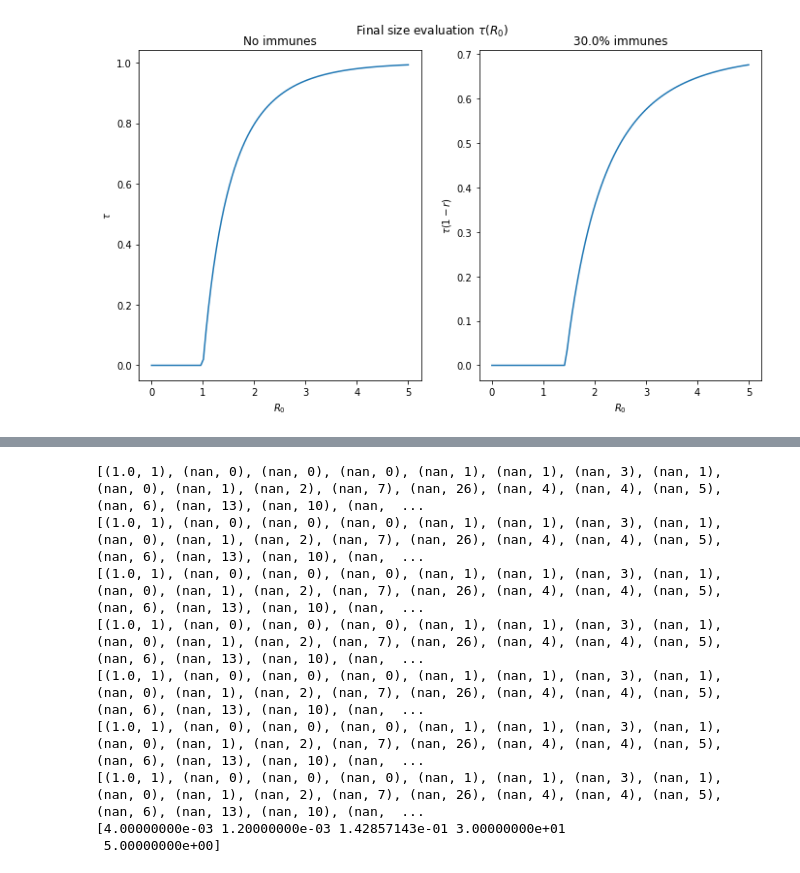
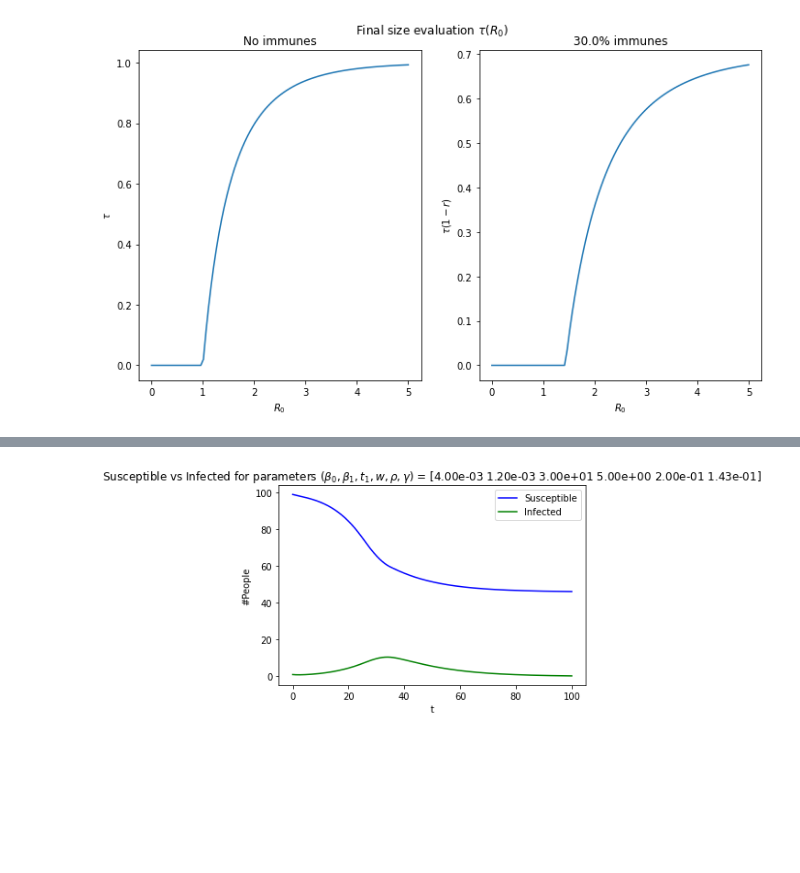
Before and after one commit to erostedt/MT3002-The-Mathematics-and-Statistics-of-Infectious-Disease-Outbreaks, a Jupyter notebook: Project1.ipynb, the cells around one changed output, grey strips where cells are left out. Saved outputs shown, nothing was run; the diff lists cells and outputs as text; code cells hidden in the pictures; blank space fills up the shorter version.

```diff
--- a/Project1.ipynb
+++ b/Project1.ipynb
@@ -117 +229,18 @@ plt.show()
+# %%
+# Exercise 2d)
+params2 = np.array([0.004, 0.0012, 30, 5, 1/5, 1/7])
+vseir = VaryingSEIR()
+vsol = vseir.solve(params2)
+
+fig, ax = plt.subplots()
+ax.plot(vsol.index, vsol['S'], 'b')
+ax.plot(vsol.index, vsol['I'], 'g')
+ax.legend(['Susceptible', 'Infected'])
+np.set_printoptions(2)
+ax.set_title(r'Susceptible vs Infected for parameters $(\beta_0, \beta_1, t_1, w, \rho, \gamma)$ = {}'.format(params2))
+ax.set_xlabel('t')
+ax.set_ylabel('#People')
+plt.show()
+# %% [output]
+[figure, added]
 # %%
@@ -128,53 +254,0 @@ with open('Data_2020-04-10Ny.txt', 'r') as f:
-# %%
-N, rho = 2.37455e6, 1/5
-
-"""
-dS/dt = -beta*S*I
-dE/dt = beta*S*I - rho*E
-dI/dt = rho*E - gam * I
-dR/dT = gam * I
-"""
-
-def deriv(y, t, N, beta0, beta1, t1, w, rho, gamma):
-    S, E, I, R = y
-    beta = get_beta(t, beta0, beta1, t1, w)
-    dSdt = -beta * S * I
-    dEdt = beta * S * I - rho * E
-    dIdt = rho * E - gamma * I
-    dRdt = gamma * I
-    return dSdt, dIdt, dRdt
-
-# Initial conditions vector
-y0 = N-1, 0, 1, 0
-t = np.linspace()
-
-ret = odeint(deriv, y0, t, args=(N, beta0, beta1, t1, w, rho, gamma))
-S, E, I, R = ret.T
-
-def _seir(beta0, beta1, t1, w, gam, rho, init):
-    scipy.
-
-def loss(params, observed_values):
-    beta0, beta1, gam, t1, w = params
-    beta = get_beta
-    seir, t = SEIR(beta, 1/5, gam, [2.37455e6 - observed_values[0], 0, 1, 0], 53, 0.01, beta0, beta1, t1, w)
-    I = seir[::100, 2]
-    print(list(zip(I, observed_values)))
-    return sum(np.power(I - observed_values, 2))
-
-
-def lsq(params, observed_values):
-    _opt = opt.minimize(loss, params, observed_values)
-    return _opt.x
-
-print(lsq([0.004, 0.0012, 1/7, 30, 5], incidences))
-# %% [output]
-[(1.0, 1), (nan, 0), (nan, 0), (nan, 0), (nan, 1), (nan, 1), (nan, 3), (nan, 1), (nan, 0), (nan, 1), (nan, 2), (nan, 7), (nan, 26), (nan, 4), (nan, 4), (nan, 5), (nan, 6), (nan, 13), (nan, 10), (nan,  ...
-[(1.0, 1), (nan, 0), (nan, 0), (nan, 0), (nan, 1), (nan, 1), (nan, 3), (nan, 1), (nan, 0), (nan, 1), (nan, 2), (nan, 7), (nan, 26), (nan, 4), (nan, 4), (nan, 5), (nan, 6), (nan, 13), (nan, 10), (nan,  ...
-[(1.0, 1), (nan, 0), (nan, 0), (nan, 0), (nan, 1), (nan, 1), (nan, 3), (nan, 1), (nan, 0), (nan, 1), (nan, 2), (nan, 7), (nan, 26), (nan, 4), (nan, 4), (nan, 5), (nan, 6), (nan, 13), (nan, 10), (nan,  ...
-[(1.0, 1), (nan, 0), (nan, 0), (nan, 0), (nan, 1), (nan, 1), (nan, 3), (nan, 1), (nan, 0), (nan, 1), (nan, 2), (nan, 7), (nan, 26), (nan, 4), (nan, 4), (nan, 5), (nan, 6), (nan, 13), (nan, 10), (nan,  ...
-[(1.0, 1), (nan, 0), (nan, 0), (nan, 0), (nan, 1), (nan, 1), (nan, 3), (nan, 1), (nan, 0), (nan, 1), (nan, 2), (nan, 7), (nan, 26), (nan, 4), (nan, 4), (nan, 5), (nan, 6), (nan, 13), (nan, 10), (nan,  ...
-[(1.0, 1), (nan, 0), (nan, 0), (nan, 0), (nan, 1), (nan, 1), (nan, 3), (nan, 1), (nan, 0), (nan, 1), (nan, 2), (nan, 7), (nan, 26), (nan, 4), (nan, 4), (nan, 5), (nan, 6), (nan, 13), (nan, 10), (nan,  ...
-[(1.0, 1), (nan, 0), (nan, 0), (nan, 0), (nan, 1), (nan, 1), (nan, 3), (nan, 1), (nan, 0), (nan, 1), (nan, 2), (nan, 7), (nan, 26), (nan, 4), (nan, 4), (nan, 5), (nan, 6), (nan, 13), (nan, 10), (nan,  ...
-[4.00000000e-03 1.20000000e-03 1.42857143e-01 3.00000000e+01
- 5.00000000e+00]
```
Also changed, not shown: parts of 13 cells of this notebook.
